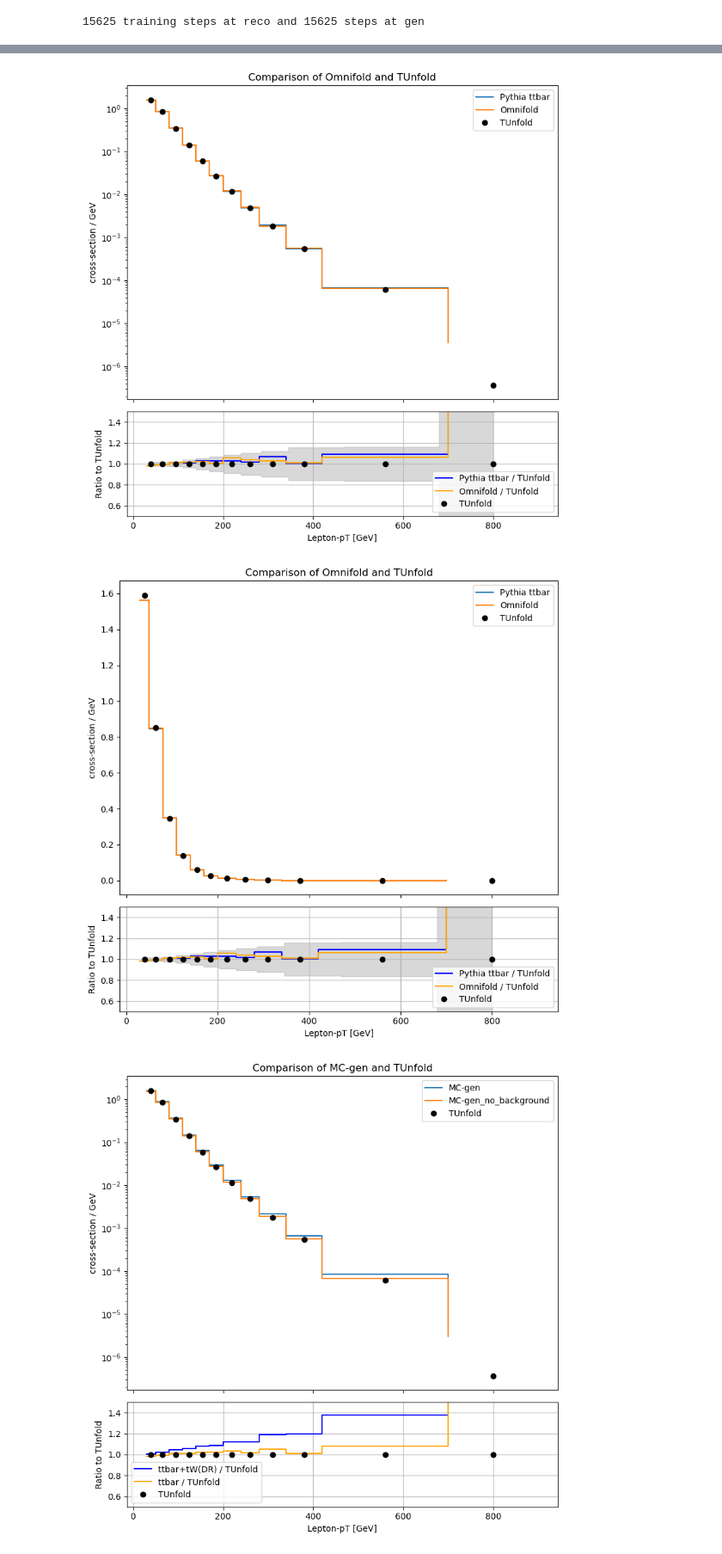
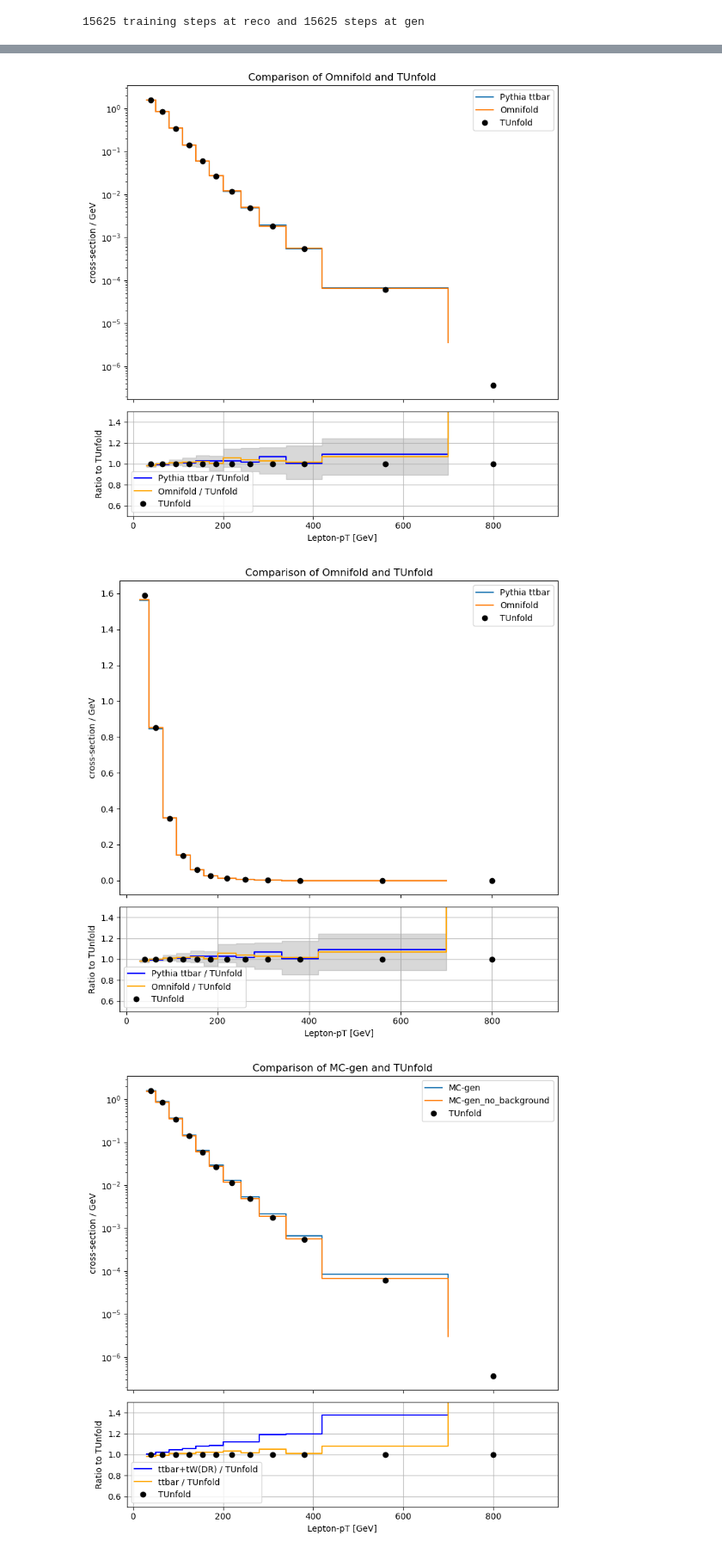
Before and after one commit to josefmurnauer/omnifold, a Jupyter notebook: Unfolding_WWbb_no_corrections.ipynb, the cells around one changed output, grey strips where cells are left out. Shown at 86% size. Saved outputs shown, nothing was run; the diff lists cells and outputs as text; code cells hidden in the pictures.

```diff
--- a/Unfolding_WWbb_no_corrections.ipynb
+++ b/Unfolding_WWbb_no_corrections.ipynb
@@ -509,6 +536,7 @@ for iteration in range(niter):
 # %%
 luminosity = 3244.54 + 33402.2 + 44630.6 + 58791.6
 SF = (1/luminosity)*1/train_fraction
+bin_widths = np.diff(edges)
 
 weights_omnifold = (unfolded_weights * pythia_weights_test)[pythia_pass_gen_test & flags_mc] * SF
 weights_omnifold2 = weights_omnifold**2
@@ -535,7 +563,7 @@ fig, (ax1, ax2) = plt.subplots(
 )
 
 # --- Bin widths (same for all histograms) ---
-bin_widths = np.diff(edges)
+
 
 # --- Upper panel: your histograms ---
 counts1, bins1, _ = ax1.hist(
@@ -570,38 +598,41 @@ ax1.legend()
 ax1.set_yscale('log')
 
 # --- Lower panel: ratio ---
 # Avoid division by zero
 ratio1 = np.divide(counts1_density, values_density, out=np.zeros_like(counts1_density), where=values_density!=0)
 ratio2 = np.divide(counts2_density, values_density, out=np.zeros_like(counts2_density), where=values_density!=0)
 ratio3 = np.ones_like(values_density)  # TUnfold / TUnfold
 
 # Step style ratios
 ratio1_step = np.append(ratio1, ratio1[-1])
 ratio2_step = np.append(ratio2, ratio2[-1])
 
+upper = ratio2 * (1 + rel_unc_omnifold)
+lower = ratio2 * (1 - rel_unc_omnifold)
+
 ax2.step(edges, ratio1_step, where="post", color="blue", label="Pythia ttbar / TUnfold")
 ax2.step(edges, ratio2_step, where="post", color="orange", label="Omnifold / TUnfold")
 ax2.plot(bin_centers, ratio3, 'o', color='black', label='TUnfold')
 ax2.fill_between(
-    bin_centers,
-    1 - rel_unc_omnifold,
-    1 + rel_unc_omnifold,
-    step='mid',
+    edges[:-1],
+    lower,
+    upper,
+    step='post',
     alpha=0.3,
     color='grey'
 )
 #ax2.axhline(1.0, color='red', linestyle='--')
 
 ax2.set_xlabel("Lepton-pT [GeV]")
 ax2.set_ylabel("Ratio to TUnfold")
 ax2.set_ylim(0.5, 1.5)
 ax2.legend()
 ax2.grid()
 
 plt.tight_layout()
 plt.show()
 # %% [output]
-[figure, old version]
+[figure, new version]
 # %%
 luminosity = 3244.54 + 33402.2 + 44630.6 + 58791.6
 SF = (1/luminosity)*1/train_fraction
@@ -674,14 +705,17 @@ ratio3 = np.ones_like(values_density)  # TUnfold / TUnfold
 ratio1_step = np.append(ratio1, ratio1[-1])
 ratio2_step = np.append(ratio2, ratio2[-1])
 
+upper = ratio2 * (1 + rel_unc_omnifold)
+lower = ratio2 * (1 - rel_unc_omnifold)
+
 ax2.step(edges, ratio1_step, where="post", color="blue", label="Pythia ttbar / TUnfold")
 ax2.step(edges, ratio2_step, where="post", color="orange", label="Omnifold / TUnfold")
 ax2.plot(bin_centers, ratio3, 'o', color='black', label='TUnfold')
 ax2.fill_between(
-    bin_centers,
-    1 - rel_unc_omnifold,
-    1 + rel_unc_omnifold,
-    step='mid',
+    edges[:-1],
+    lower,
+    upper,
+    step='post',
     alpha=0.3,
     color='grey'
 )
@@ -696,7 +730,7 @@ ax2.grid()
 plt.tight_layout()
 plt.show()
 # %% [output]
-[figure, old version]
+[figure, new version]
 # %%
 fig, (ax1, ax2) = plt.subplots(
     2, 1,
```
Also changed, not shown: parts of 6 cells of this notebook.
